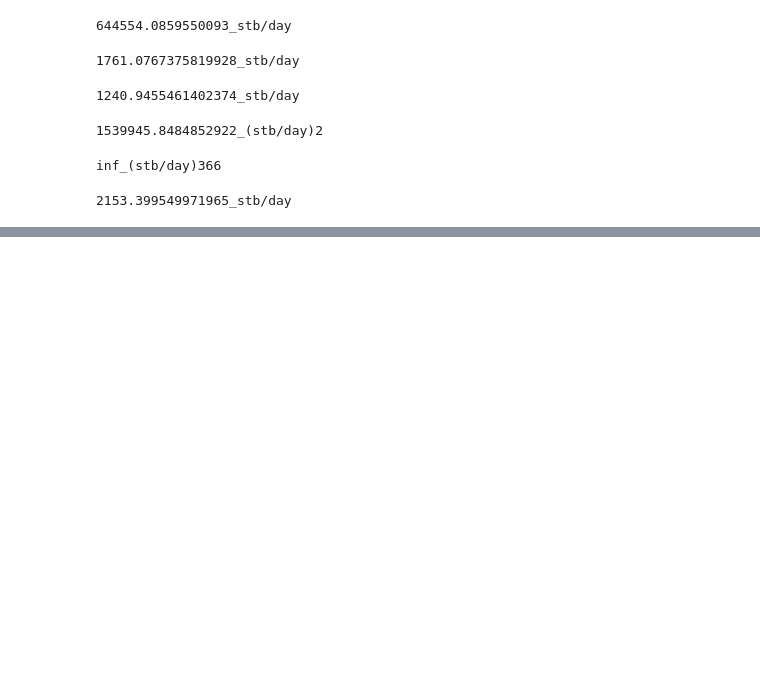
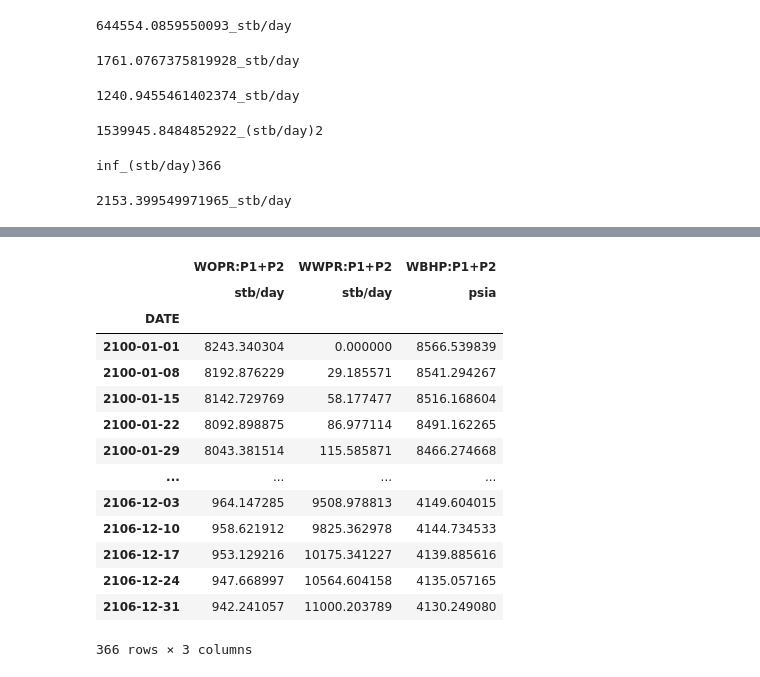
Before and after one commit to ayaranitram/simpandas, a Jupyter notebook: simpandas_demo.ipynb, the cells around one changed output, grey strips where cells are left out. Drawn from its saved outputs; the diff is of its cells as text; code cells hidden in the pictures; blank space fills up the shorter version.

```diff
--- a/simpandas_demo.ipynb
+++ b/simpandas_demo.ipynb
@@ -1151,0 +1399,18 @@ sample_prod[['WOPR:P2']] + sample_prod[['WOPR:P1']]
+# %%
+sample_prod[['P1']] + sample_prod[['P2']]
+# %% [output]
+|  | WOPR:P1+P2 | WWPR:P1+P2 | WBHP:P1+P2 |
+|  | stb/day | stb/day | psia |
+| DATE |  |  |  |
+| 2100-01-01 | 8243.340304 | 0.000000 | 8566.539839 |
+| 2100-01-08 | 8192.876229 | 29.185571 | 8541.294267 |
+| 2100-01-15 | 8142.729769 | 58.177477 | 8516.168604 |
+| 2100-01-22 | 8092.898875 | 86.977114 | 8491.162265 |
+| 2100-01-29 | 8043.381514 | 115.585871 | 8466.274668 |
+| ... | ... | ... | ... |
+| 2106-12-03 | 964.147285 | 9508.978813 | 4149.604015 |
+| 2106-12-10 | 958.621912 | 9825.362978 | 4144.734533 |
+| 2106-12-17 | 953.129216 | 10175.341227 | 4139.885616 |
+| 2106-12-24 | 947.668997 | 10564.604158 | 4135.057165 |
+| 2106-12-31 | 942.241057 | 11000.203789 | 4130.249080 |
+366 rows × 3 columns
```
Also changed, not shown: parts of 41 cells of this notebook.
